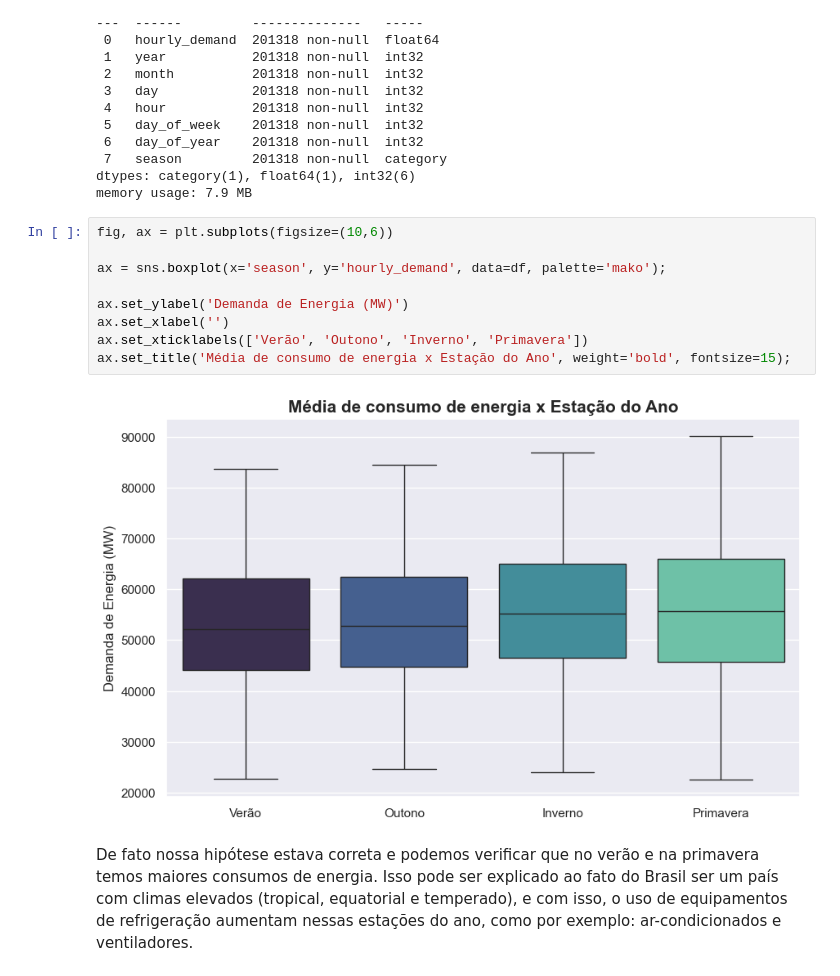
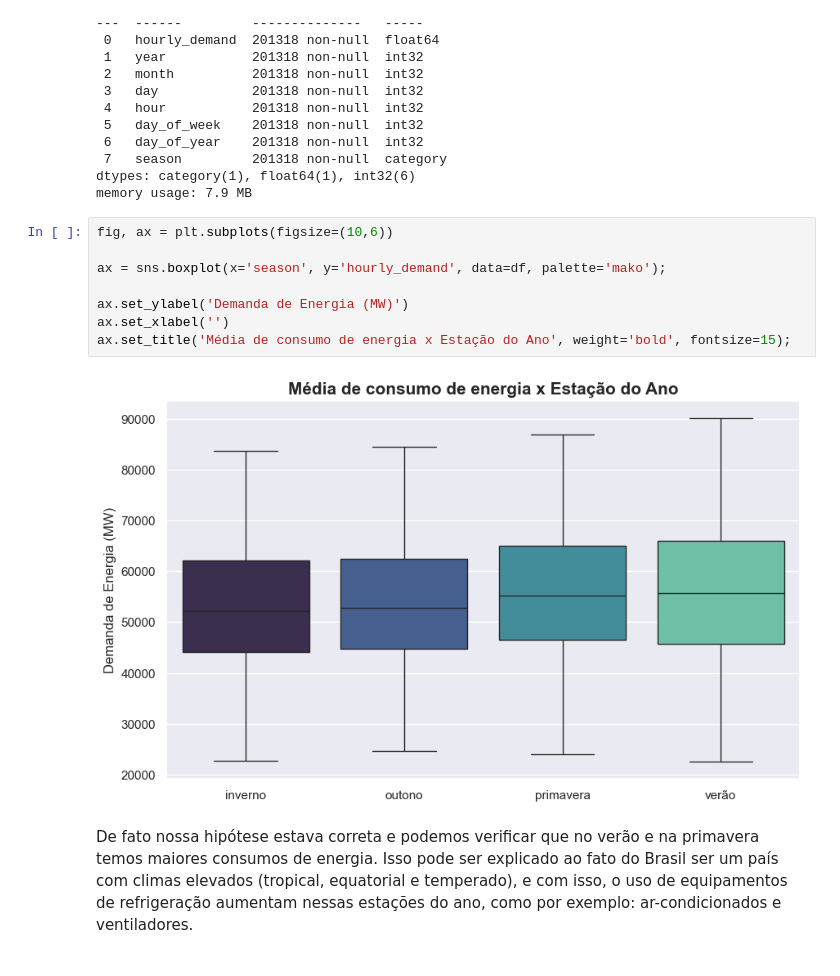
Before and after one commit to SamuelRibeiro9/demandaenergiabrasil, a Jupyter notebook: energy_case_br.ipynb, the cells around one changed output. Cells and saved outputs as stored; diff of their text form.

```diff
--- a/energy_case_br.ipynb
+++ b/energy_case_br.ipynb
@@ -289,14 +289,13 @@ memory usage: 7.9 MB
 # %%
 fig, ax = plt.subplots(figsize=(10,6))
 
 ax = sns.boxplot(x='season', y='hourly_demand', data=df, palette='mako');
 
 ax.set_ylabel('Demanda de Energia (MW)')
 ax.set_xlabel('')
-ax.set_xticklabels(['Verão', 'Outono', 'Inverno', 'Primavera'])
 ax.set_title('Média de consumo de energia x Estação do Ano', weight='bold', fontsize=15);
 # %% [output]
-[figure, old version]
+[figure, new version]
 # %% [markdown]
 De fato nossa hipótese estava correta e podemos verificar que no verão e na primavera temos maiores consumos de energia. Isso pode ser explicado ao fato do Brasil ser um país com climas elevados (tropical, equatorial e temperado), e com isso, o uso de equipamentos de refrigeração aumentam nessas estações do ano, como por exemplo: ar-condicionados e ventiladores.
 # %%
```
Also changed, not shown: parts of 1 cell of this notebook.
